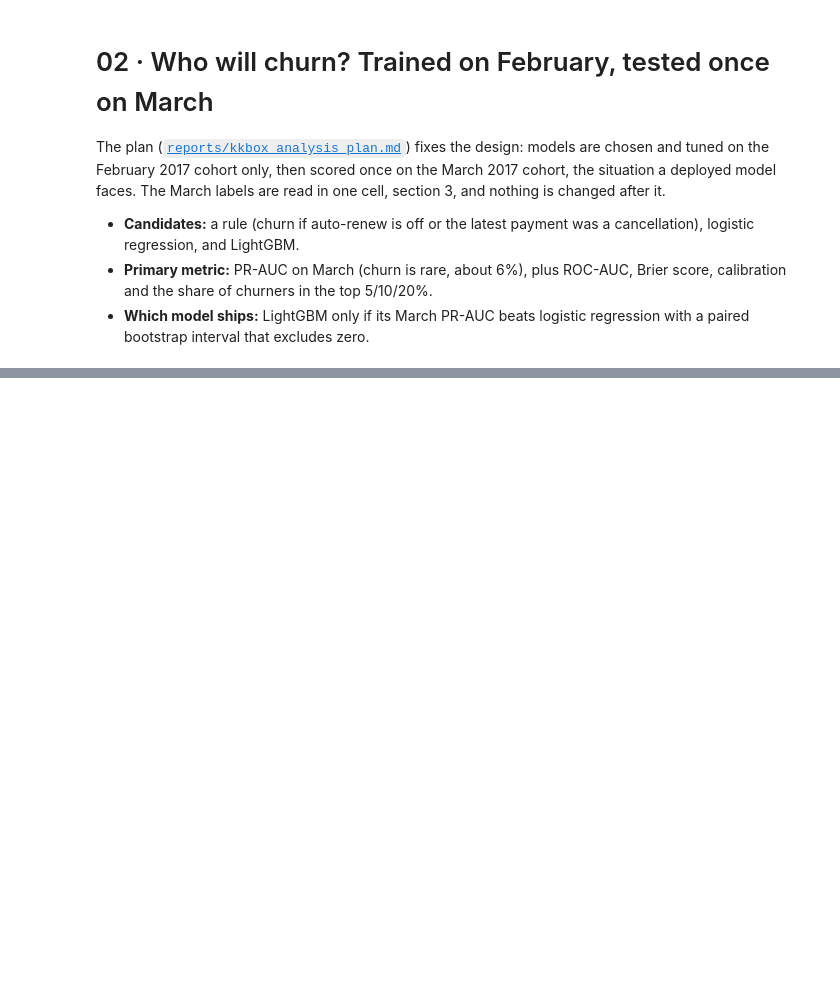
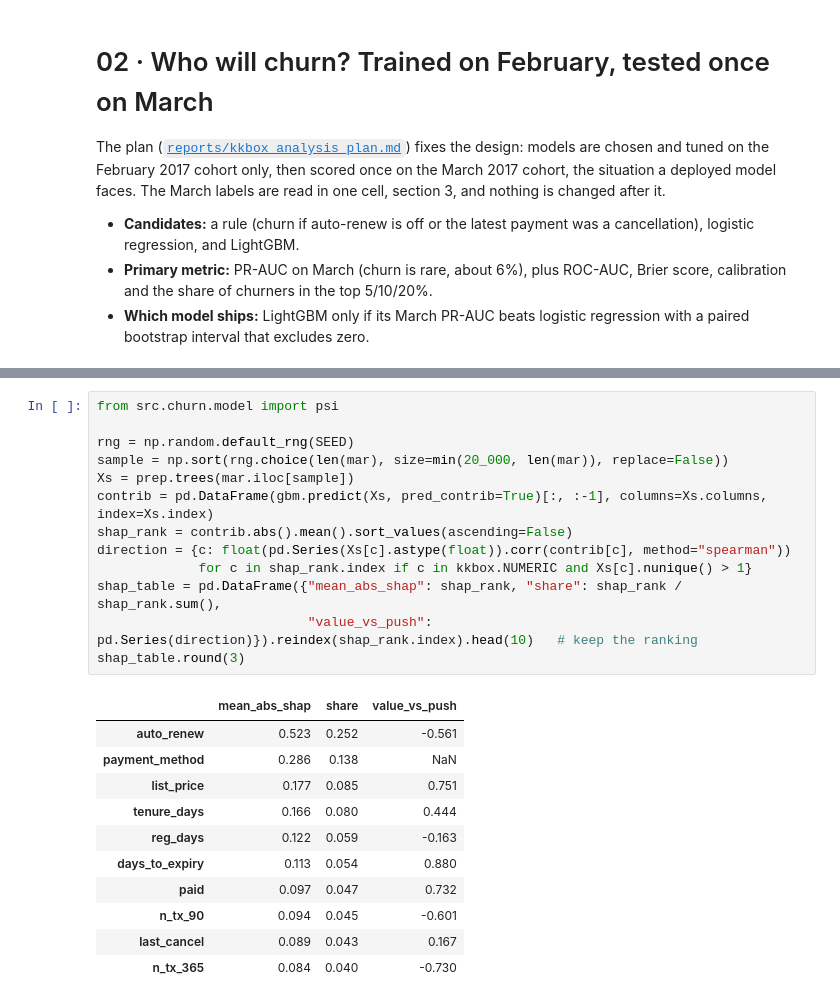
Before and after one commit to janeruxi1/churn-uplift-decisioning, a Jupyter notebook: notebooks/02_kkbox_churn_model.ipynb, the cells around one changed output, grey strips where cells are left out. Saved outputs shown, nothing was run; the diff lists cells and outputs as text; blank space fills up the shorter version.

```diff
--- a/notebooks/02_kkbox_churn_model.ipynb
+++ b/notebooks/02_kkbox_churn_model.ipynb
@@ -212,0 +199,25 @@ On March, the lightgbm model reaches PR-AUC 0.594 against a 9.0% base rate (ROC-
+# %%
+from src.churn.model import psi
+
+rng = np.random.default_rng(SEED)
+sample = np.sort(rng.choice(len(mar), size=min(20_000, len(mar)), replace=False))
+Xs = prep.trees(mar.iloc[sample])
+contrib = pd.DataFrame(gbm.predict(Xs, pred_contrib=True)[:, :-1], columns=Xs.columns, index=Xs.index)
+shap_rank = contrib.abs().mean().sort_values(ascending=False)
+direction = {c: float(pd.Series(Xs[c].astype(float)).corr(contrib[c], method="spearman"))
+             for c in shap_rank.index if c in kkbox.NUMERIC and Xs[c].nunique() > 1}
+shap_table = pd.DataFrame({"mean_abs_shap": shap_rank, "share": shap_rank / shap_rank.sum(),
+                           "value_vs_push": pd.Series(direction)}).reindex(shap_rank.index).head(10)   # keep the ranking
+shap_table.round(3)
+# %% [output]
+|  | mean_abs_shap | share | value_vs_push |
+| auto_renew | 0.523 | 0.252 | -0.561 |
+| payment_method | 0.286 | 0.138 | NaN |
+| list_price | 0.177 | 0.085 | 0.751 |
+| tenure_days | 0.166 | 0.080 | 0.444 |
+| reg_days | 0.122 | 0.059 | -0.163 |
+| days_to_expiry | 0.113 | 0.054 | 0.880 |
+| paid | 0.097 | 0.047 | 0.732 |
+| n_tx_90 | 0.094 | 0.045 | -0.601 |
+| last_cancel | 0.089 | 0.043 | 0.167 |
+| n_tx_365 | 0.084 | 0.040 | -0.730 |
```
Also changed, not shown: parts of 31 cells of this notebook, 30 other files.
